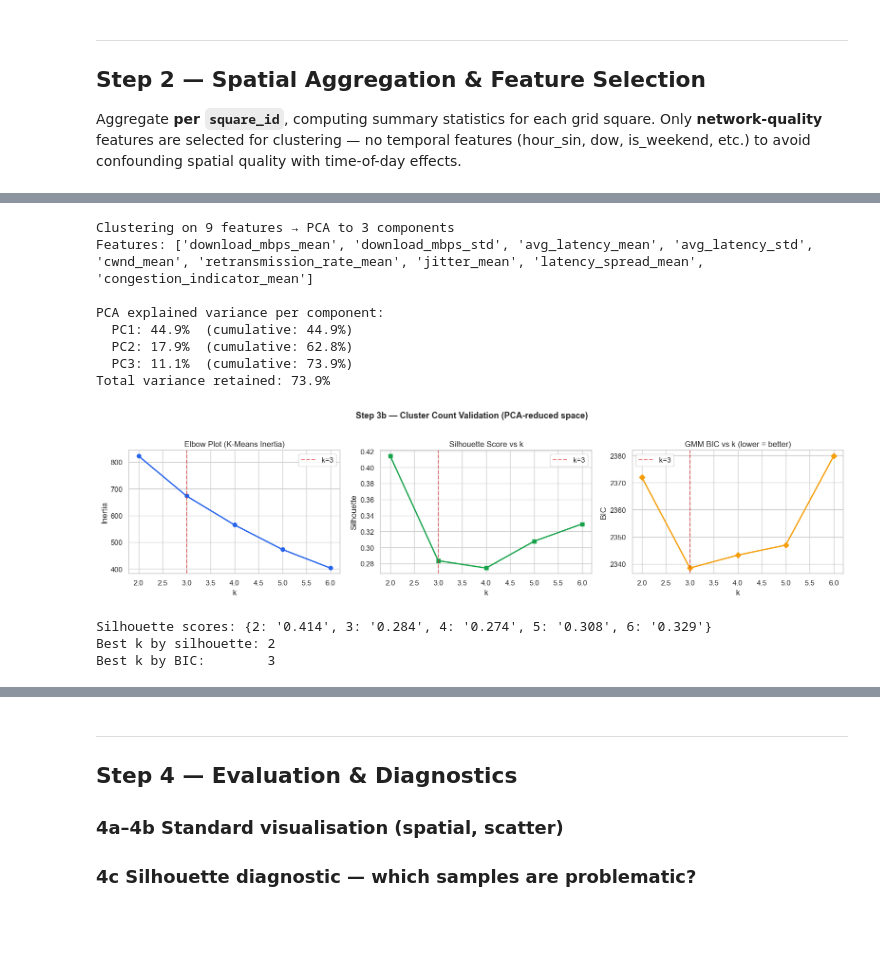
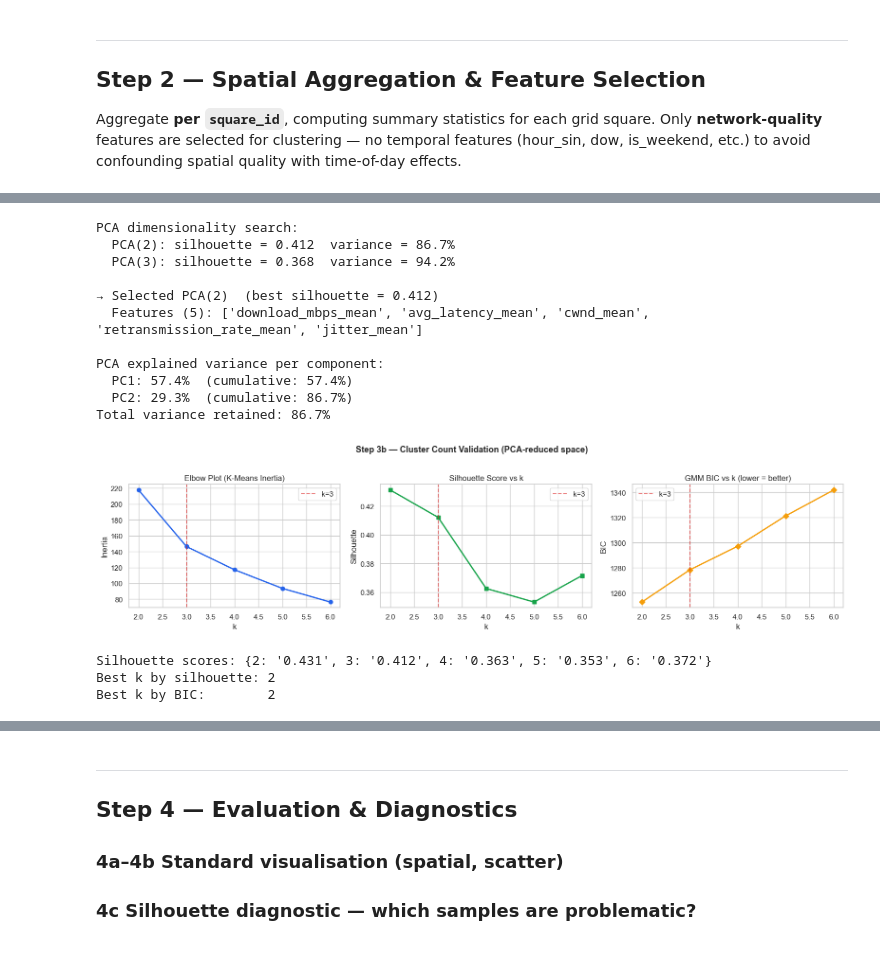
Before and after one commit to AlecVOV/AI4Eng_Theme5, a Jupyter notebook: backend/notebooks/2_model_clustering.ipynb, the cells around one changed output, grey strips where cells are left out. Drawn from its saved outputs; the diff is of its cells as text; code cells hidden in the pictures.

```diff
--- a/backend/notebooks/2_model_clustering.ipynb
+++ b/backend/notebooks/2_model_clustering.ipynb
@@ -155,28 +168,52 @@ the decorrelated lower-dimensional space.
 # %%
-# ── 3a. Select clustering features, scale, & PCA ─────────
-# Network-quality features only — no temporal, no identifiers, no coords.
+# ── 3a. Feature selection, preprocessing, scale, & PCA ────
+# 5 core network-quality features (dropped 4 correlated/redundant):
+#   DROPPED: download_mbps_std         (high r with download_mbps_mean)
+#            avg_latency_std            (high r with avg_latency_mean)
+#            latency_spread_mean        (high r with jitter_mean)
+#            congestion_indicator_mean  (composite, collinear)
 CLUSTER_FEATURES = [
-    "download_mbps_mean", "download_mbps_std",
-    "avg_latency_mean",   "avg_latency_std",
+    "download_mbps_mean",
+    "avg_latency_mean",
     "cwnd_mean",
     "retransmission_rate_mean",
     "jitter_mean",
-    "latency_spread_mean",
-    "congestion_indicator_mean",
 ]
 
-X_raw = grid[CLUSTER_FEATURES].fillna(0)
+X_pre = grid[CLUSTER_FEATURES].fillna(0).copy()
 
-scaler = StandardScaler()
-X_scaled = scaler.fit_transform(X_raw)
+# ── Winsorise at P5 / P95 to tame outliers ───────────────
+for col in X_pre.columns:
+    lo, hi = np.percentile(X_pre[col], [5, 95])
+    X_pre[col] = np.clip(X_pre[col], lo, hi)
 
-# PCA reduction: decorrelate and reduce dimensionality
-N_COMPONENTS = 3
+# ── Log1p on right-skewed features ───────────────────────
+for col in ["retransmission_rate_mean", "jitter_mean"]:
+    if (X_pre[col] >= 0).all():
+        X_pre[col] = np.log1p(X_pre[col])
+
+# ── RobustScaler (median / IQR, less outlier-sensitive) ──
+scaler = RobustScaler()
+X_scaled = scaler.fit_transform(X_pre)
+
+# ── PCA: auto-select best dimensionality by silhouette ───
+print("PCA dimensionality search:")
+best_sil_pca, N_COMPONENTS = -1, 2
+for n_try in [2, 3]:
+    _pca = PCA(n_components=n_try, random_state=42)
+    _X = _pca.fit_transform(X_scaled)
+    _km = KMeans(n_clusters=3, random_state=42, n_init=50)
+    _s = silhouette_score(_X, _km.fit_predict(_X))
+    var_pct = _pca.explained_variance_ratio_.sum()
+    print(f"  PCA({n_try}): silhouette = {_s:.3f}  variance = {var_pct:.1%}")
+    if _s > best_sil_pca:
+        best_sil_pca, N_COMPONENTS = _s, n_try
+
 pca = PCA(n_components=N_COMPONENTS, random_state=42)
 X_pca = pca.fit_transform(X_scaled)
 
-print(f"Clustering on {len(CLUSTER_FEATURES)} features → PCA to {N_COMPONENTS} components")
-print(f"Features: {CLUSTER_FEATURES}")
+print(f"\n→ Selected PCA({N_COMPONENTS})  (best silhouette = {best_sil_pca:.3f})")
+print(f"  Features ({len(CLUSTER_FEATURES)}): {CLUSTER_FEATURES}")
 print(f"\nPCA explained variance per component:")
 for i, (var, cum) in enumerate(zip(
     pca.explained_variance_ratio_,
@@ -185,21 +222,24 @@ for i, (var, cum) in enumerate(zip(
     print(f"  PC{i+1}: {var:.1%}  (cumulative: {cum:.1%})")
 print(f"Total variance retained: {pca.explained_variance_ratio_.sum():.1%}")
 # %% [output]
-Clustering on 9 features → PCA to 3 components
-Features: ['download_mbps_mean', 'download_mbps_std', 'avg_latency_mean', 'avg_latency_std', 'cwnd_mean', 'retransmission_rate_mean', 'jitter_mean', 'latency_spread_mean', 'congestion_indicator_mean']
+PCA dimensionality search:
+  PCA(2): silhouette = 0.412  variance = 86.7%
+  PCA(3): silhouette = 0.368  variance = 94.2%
+
+→ Selected PCA(2)  (best silhouette = 0.412)
+  Features (5): ['download_mbps_mean', 'avg_latency_mean', 'cwnd_mean', 'retransmission_rate_mean', 'jitter_mean']
 
 PCA explained variance per component:
-  PC1: 44.9%  (cumulative: 44.9%)
-  PC2: 17.9%  (cumulative: 62.8%)
-  PC3: 11.1%  (cumulative: 73.9%)
-Total variance retained: 73.9%
+  PC1: 57.4%  (cumulative: 57.4%)
+  PC2: 29.3%  (cumulative: 86.7%)
+Total variance retained: 86.7%
 # %%
 # ── 3b. Elbow plot + Silhouette sweep → validate k=3 ─────
 K_RANGE = range(2, 7)
 inertias, sil_scores, bics = [], [], []
 
 for k in K_RANGE:
-    km = KMeans(n_clusters=k, random_state=42, n_init=10)
+    km = KMeans(n_clusters=k, random_state=42, n_init=50)
     labels = km.fit_predict(X_pca)
     inertias.append(km.inertia_)
     sil_scores.append(silhouette_score(X_pca, labels))
@@ -207,36 +247,36 @@ for k in K_RANGE:
     gmm = GaussianMixture(n_components=k, random_state=42, n_init=5)
     gmm.fit(X_pca)
     bics.append(gmm.bic(X_pca))
 
 fig, axes = plt.subplots(1, 3, figsize=(16, 4))
 
 axes[0].plot(list(K_RANGE), inertias, "o-", color="#2563eb", lw=2)
 axes[0].set(title="Elbow Plot (K-Means Inertia)", xlabel="k", ylabel="Inertia")
 axes[0].axvline(3, ls="--", color="#dc2626", alpha=0.6, label="k=3")
 axes[0].legend()
 
 axes[1].plot(list(K_RANGE), sil_scores, "s-", color="#17a34a", lw=2)
 axes[1].set(title="Silhouette Score vs k", xlabel="k", ylabel="Silhouette")
 axes[1].axvline(3, ls="--", color="#dc2626", alpha=0.6, label="k=3")
 axes[1].legend()
 
 axes[2].plot(list(K_RANGE), bics, "D-", color="#f59e0b", lw=2)
 axes[2].set(title="GMM BIC vs k (lower = better)", xlabel="k", ylabel="BIC")
 axes[2].axvline(3, ls="--", color="#dc2626", alpha=0.6, label="k=3")
 axes[2].legend()
 
 fig.suptitle("Step 3b — Cluster Count Validation (PCA-reduced space)",
              fontsize=13, fontweight="bold", y=1.02)
 fig.tight_layout()
 plt.show()
 
 print(f"Silhouette scores: {dict(zip(K_RANGE, [f'{s:.3f}' for s in sil_scores]))}")
 print(f"Best k by silhouette: {list(K_RANGE)[np.argmax(sil_scores)]}")
 print(f"Best k by BIC:        {list(K_RANGE)[np.argmin(bics)]}")
 # %% [output]
-[figure, old version]
+[figure, new version]
-Silhouette scores: {2: '0.414', 3: '0.284', 4: '0.274', 5: '0.308', 6: '0.329'}
+Silhouette scores: {2: '0.431', 3: '0.412', 4: '0.363', 5: '0.353', 6: '0.372'}
 Best k by silhouette: 2
-Best k by BIC:        3
+Best k by BIC:        2
 # %%
 # ── 3c. K-Means on PCA components ─────────────────────────
```
Also changed, not shown: parts of 14 cells of this notebook, 12 other files.
